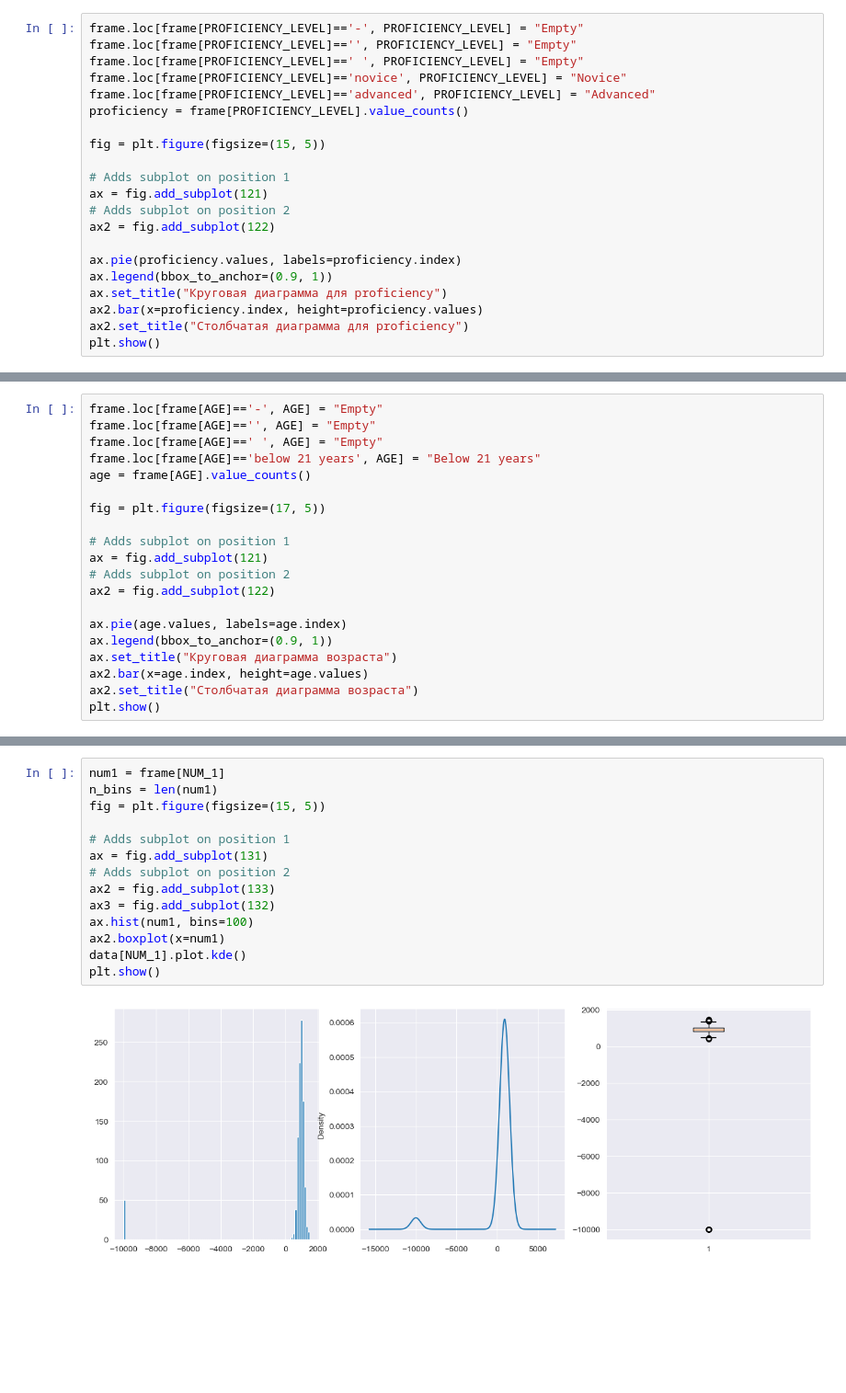
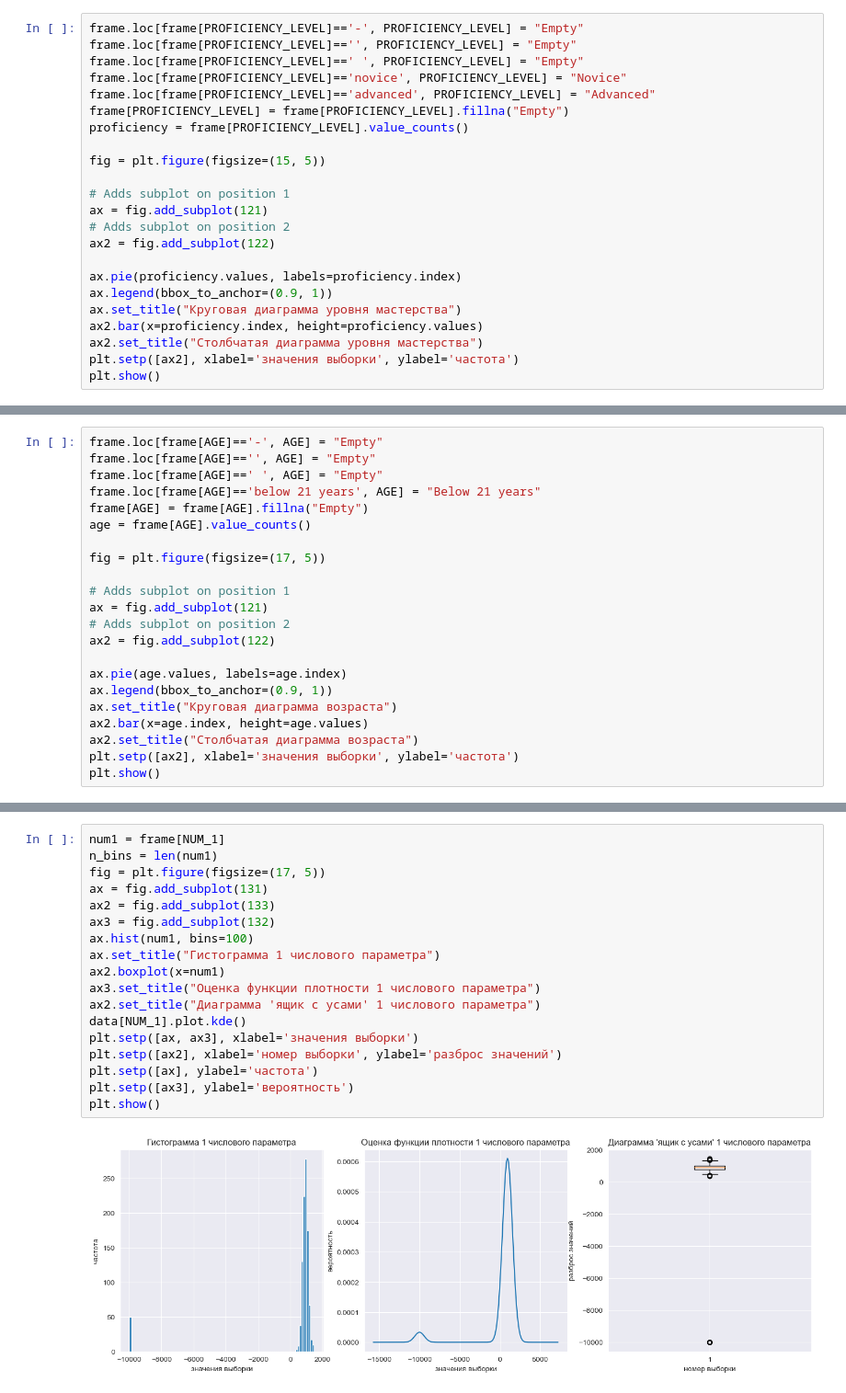
Before and after one commit to fongradnastya/data_analysis_1, a Jupyter notebook: notebooks/work1.ipynb, the cells around one changed output, grey strips where cells are left out. Shown at 92% size. Cells and saved outputs as stored; diff of their text form; blank space fills up the shorter version.

Commit message:
Added data visualisation

```diff
--- a/notebooks/work1.ipynb
+++ b/notebooks/work1.ipynb
@@ -74,6 +81,7 @@ frame.loc[frame[PROFICIENCY_LEVEL]=='', PROFICIENCY_LEVEL] = "Empty"
 frame.loc[frame[PROFICIENCY_LEVEL]==' ', PROFICIENCY_LEVEL] = "Empty"
 frame.loc[frame[PROFICIENCY_LEVEL]=='novice', PROFICIENCY_LEVEL] = "Novice"
 frame.loc[frame[PROFICIENCY_LEVEL]=='advanced', PROFICIENCY_LEVEL] = "Advanced"
+frame[PROFICIENCY_LEVEL] = frame[PROFICIENCY_LEVEL].fillna("Empty")
 proficiency = frame[PROFICIENCY_LEVEL].value_counts()
 
 fig = plt.figure(figsize=(15, 5))
@@ -85,8 +93,9 @@ ax2 = fig.add_subplot(122)
 
 ax.pie(proficiency.values, labels=proficiency.index)
 ax.legend(bbox_to_anchor=(0.9, 1))
-ax.set_title("Круговая диаграмма для proficiency")
+ax.set_title("Круговая диаграмма уровня мастерства")
 ax2.bar(x=proficiency.index, height=proficiency.values)
-ax2.set_title("Столбчатая диаграмма для proficiency")
+ax2.set_title("Столбчатая диаграмма уровня мастерства")
+plt.setp([ax2], xlabel='значения выборки', ylabel='частота')
 plt.show()
 # %% [output]
@@ -96,6 +105,7 @@ frame.loc[frame[AGE]=='-', AGE] = "Empty"
 frame.loc[frame[AGE]=='', AGE] = "Empty"
 frame.loc[frame[AGE]==' ', AGE] = "Empty"
 frame.loc[frame[AGE]=='below 21 years', AGE] = "Below 21 years"
+frame[AGE] = frame[AGE].fillna("Empty")
 age = frame[AGE].value_counts()
 
 fig = plt.figure(figsize=(17, 5))
@@ -110,5 +120,6 @@ ax.legend(bbox_to_anchor=(0.9, 1))
 ax.set_title("Круговая диаграмма возраста")
 ax2.bar(x=age.index, height=age.values)
 ax2.set_title("Столбчатая диаграмма возраста")
+plt.setp([ax2], xlabel='значения выборки', ylabel='частота')
 plt.show()
 # %% [output]
@@ -116,18 +127,22 @@ plt.show()
 # %%
 num1 = frame[NUM_1]
 n_bins = len(num1)
-fig = plt.figure(figsize=(15, 5))
-
-# Adds subplot on position 1
+fig = plt.figure(figsize=(17, 5))
 ax = fig.add_subplot(131)
-# Adds subplot on position 2
 ax2 = fig.add_subplot(133)
 ax3 = fig.add_subplot(132)
 ax.hist(num1, bins=100)
+ax.set_title("Гистограмма 1 числового параметра")
 ax2.boxplot(x=num1)
+ax3.set_title("Оценка функции плотности 1 числового параметра")
+ax2.set_title("Диаграмма 'ящик с усами' 1 числового параметра")
 data[NUM_1].plot.kde()
+plt.setp([ax, ax3], xlabel='значения выборки')
+plt.setp([ax2], xlabel='номер выборки', ylabel='разброс значений')
+plt.setp([ax], ylabel='частота')
+plt.setp([ax3], ylabel='вероятность')
 plt.show()
 # %% [output]
-[figure, old version]
+[figure, new version]
 # %%
 num2 = frame[NUM_2]
```
Also changed, not shown: parts of 14 cells of this notebook.
